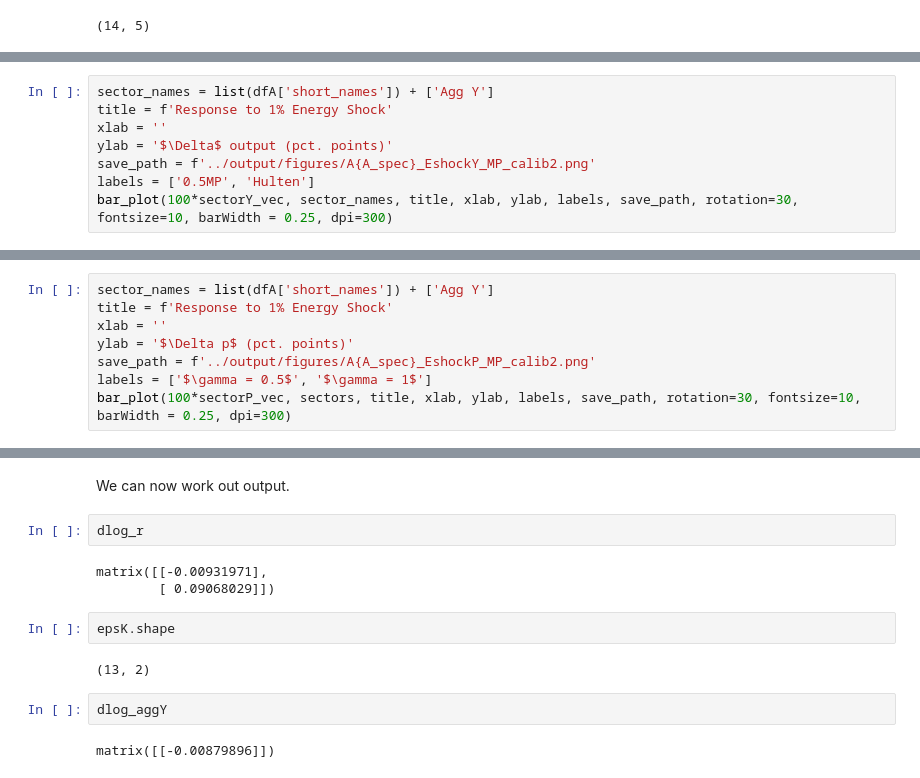
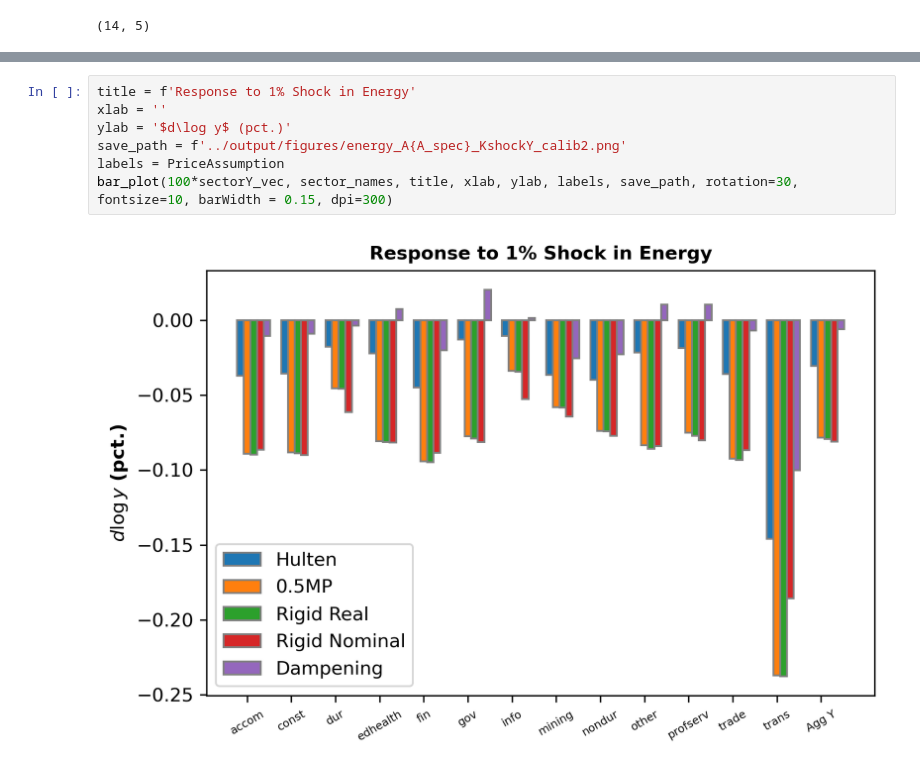
Before and after one commit to hs97/UnemploymentNetwork, a Jupyter notebook: new_code/calib2_energy_shock.ipynb, the cells around one changed output, grey strips where cells are left out. Drawn from its saved outputs; the diff is of its cells as text.

```diff
--- a/new_code/calib2_energy_shock.ipynb
+++ b/new_code/calib2_energy_shock.ipynb
@@ -291,8 +119,0 @@ for i in range(2):
-# %%
-sector_names = list(dfA['short_names']) + ['Agg Y']
-title = f'Response to 1% Energy Shock'
-xlab = ''
-ylab = '$\Delta$ output (pct. points)'
-save_path = f'../output/figures/A{A_spec}_EshockY_MP_calib2.png'
-labels = ['0.5MP', 'Hulten']
-bar_plot(100*sectorY_vec, sector_names, title, xlab, ylab, labels, save_path, rotation=30, fontsize=10, barWidth = 0.25, dpi=300)
@@ -310,8 +119,0 @@ bar_plot(100*occT_vec, occupation_names, title, xlab, ylab, labels, save_path, r
-# %%
-sector_names = list(dfA['short_names']) + ['Agg Y']
-title = f'Response to 1% Energy Shock'
-xlab = ''
-ylab = '$\Delta p$ (pct. points)'
-save_path = f'../output/figures/A{A_spec}_EshockP_MP_calib2.png'
-labels = ['$\gamma = 0.5$', '$\gamma = 1$']
-bar_plot(100*sectorP_vec, sectors, title, xlab, ylab, labels, save_path, rotation=30, fontsize=10, barWidth = 0.25, dpi=300)
@@ -398,15 +120,9 @@ matrix([[-0.00931971],
-# %% [markdown]
-We can now work out output.
-# %%
-dlog_r
-# %% [output]
-matrix([[-0.00931971],
-        [ 0.09068029]])
-# %%
-epsK.shape
-# %% [output]
-(13, 2)
-# %%
-dlog_aggY
-# %% [output]
-matrix([[-0.00879896]])
+# %%
+title = f'Response to 1% Shock in Energy'
+xlab = ''
+ylab = '$d\log y$ (pct.)'
+save_path = f'../output/figures/energy_A{A_spec}_KshockY_calib2.png'
+labels = PriceAssumption
+bar_plot(100*sectorY_vec, sector_names, title, xlab, ylab, labels, save_path, rotation=30, fontsize=10, barWidth = 0.15, dpi=300)
+# %% [output]
+[figure, added]
```
Also changed, not shown: parts of 55 cells of this notebook, 42 other files.
